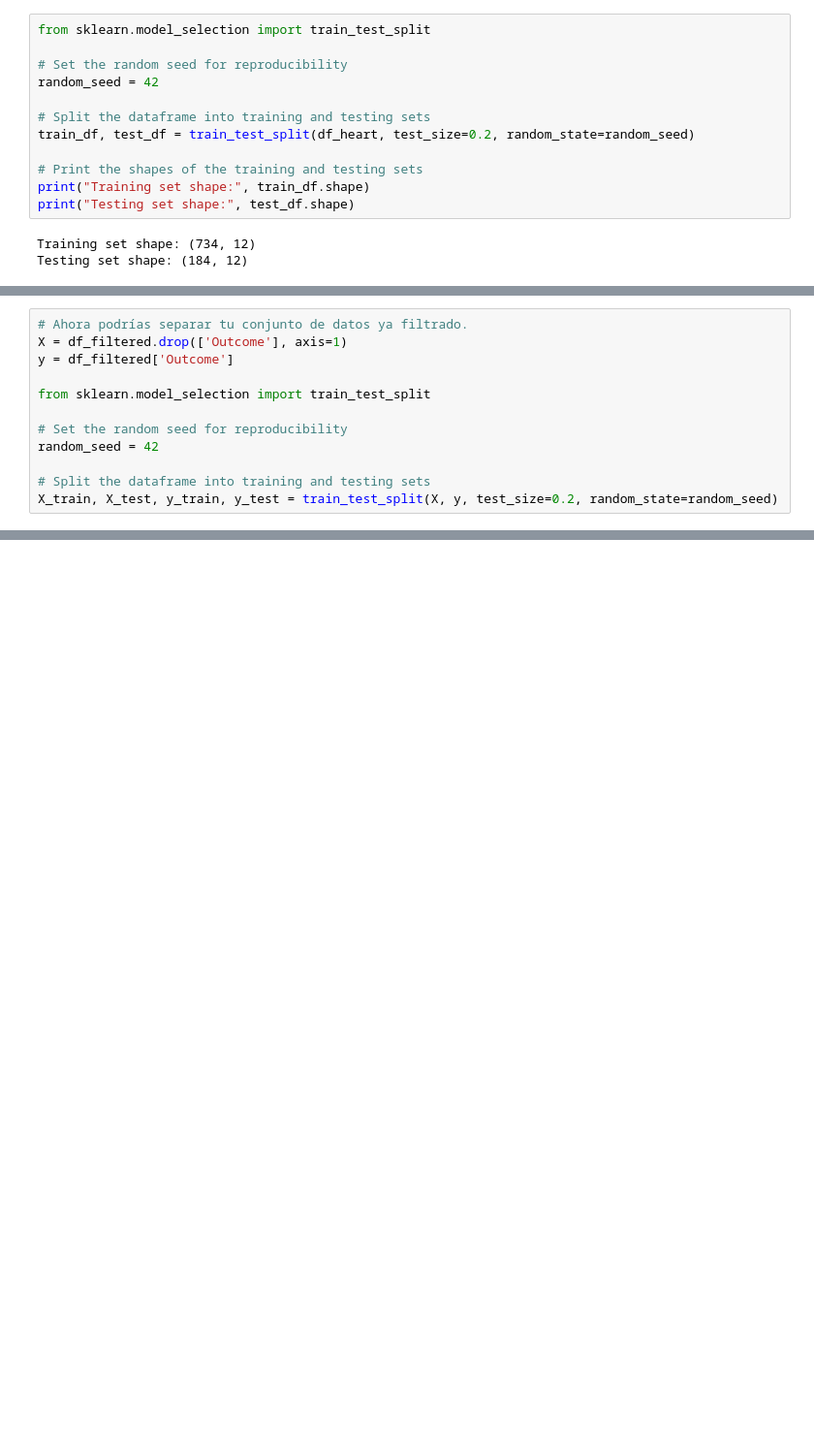
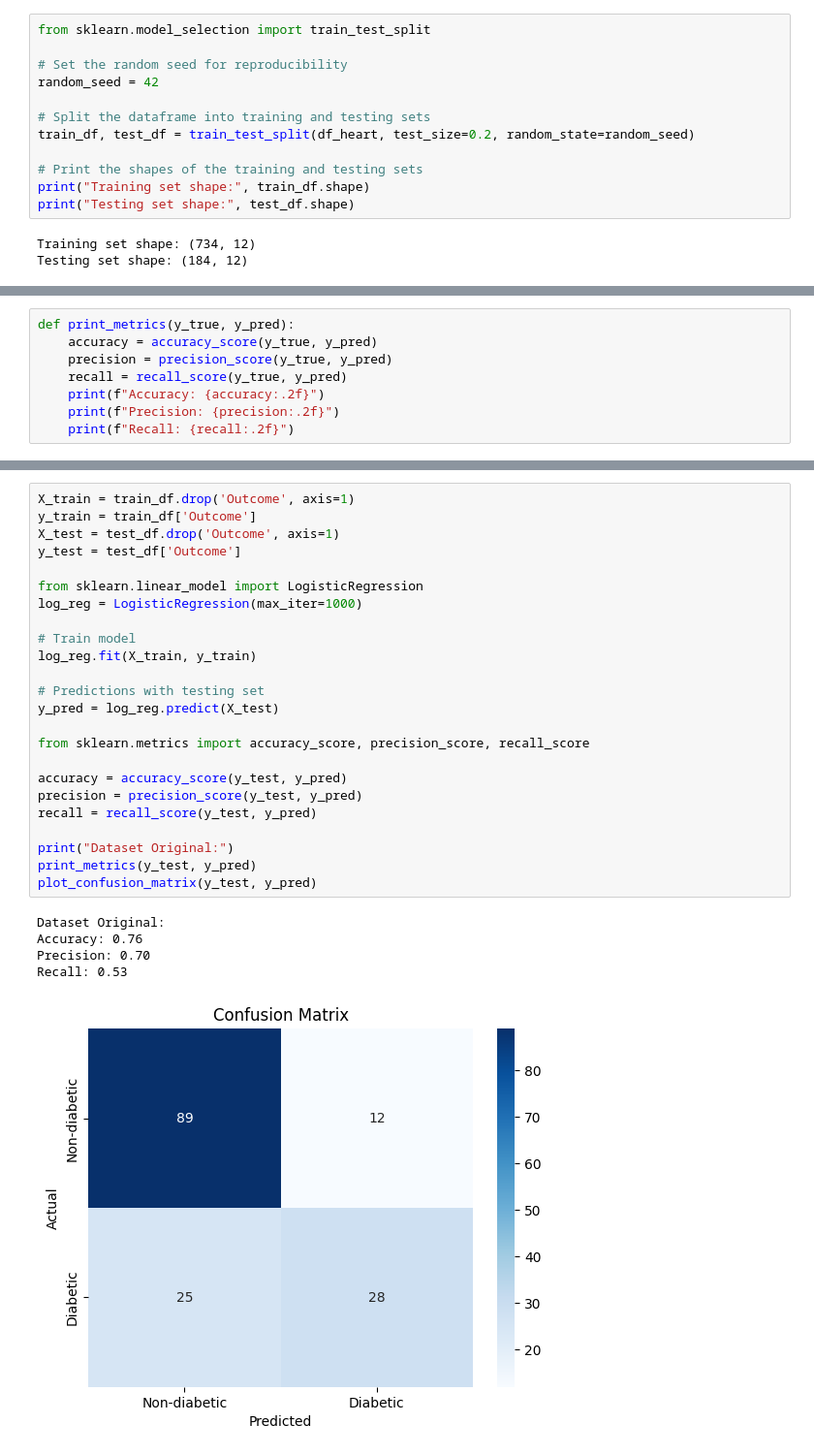
Before and after one commit to TheCsarbeat/proyecto1-IA, a Jupyter notebook: copiaFernanda.ipynb, the cells around one changed output, grey strips where cells are left out. Shown at 97% size. Drawn from its saved outputs; the diff is of its cells as text; blank space fills up the shorter version.

Commit message:
RL implemented with first dataset
RL implemented with first dataset

```diff
--- a/copiaFernanda.ipynb
+++ b/copiaFernanda.ipynb
@@ -811,12 +591,0 @@ df_filtered = df_diabetes[~outliers]
-# %%
-# Ahora podrías separar tu conjunto de datos ya filtrado.
-X = df_filtered.drop(['Outcome'], axis=1)
-y = df_filtered['Outcome']
-
-from sklearn.model_selection import train_test_split
-
-# Set the random seed for reproducibility
-random_seed = 42
-
-# Split the dataframe into training and testing sets
-X_train, X_test, y_train, y_test = train_test_split(X, y, test_size=0.2, random_state=random_seed)
@@ -1048,0 +612,8 @@ Recall: 0.70
+# %%
+def print_metrics(y_true, y_pred):
+    accuracy = accuracy_score(y_true, y_pred)
+    precision = precision_score(y_true, y_pred)
+    recall = recall_score(y_true, y_pred)
+    print(f"Accuracy: {accuracy:.2f}")
+    print(f"Precision: {precision:.2f}")
+    print(f"Recall: {recall:.2f}")
@@ -1048,0 +623,30 @@ Recall: 0.70
+# %%
+X_train = train_df.drop('Outcome', axis=1)
+y_train = train_df['Outcome']
+X_test = test_df.drop('Outcome', axis=1)
+y_test = test_df['Outcome']
+
+from sklearn.linear_model import LogisticRegression
+log_reg = LogisticRegression(max_iter=1000)
+
+# Train model
+log_reg.fit(X_train, y_train)
+
+# Predictions with testing set
+y_pred = log_reg.predict(X_test)
+
+from sklearn.metrics import accuracy_score, precision_score, recall_score
+
+accuracy = accuracy_score(y_test, y_pred)
+precision = precision_score(y_test, y_pred)
+recall = recall_score(y_test, y_pred)
+
+print("Dataset Original:")
+print_metrics(y_test, y_pred)
+plot_confusion_matrix(y_test, y_pred)
+# %% [output]
+Dataset Original:
+Accuracy: 0.76
+Precision: 0.70
+Recall: 0.53
+[figure, added]
```
Also changed, not shown: parts of 51 cells of this notebook.
